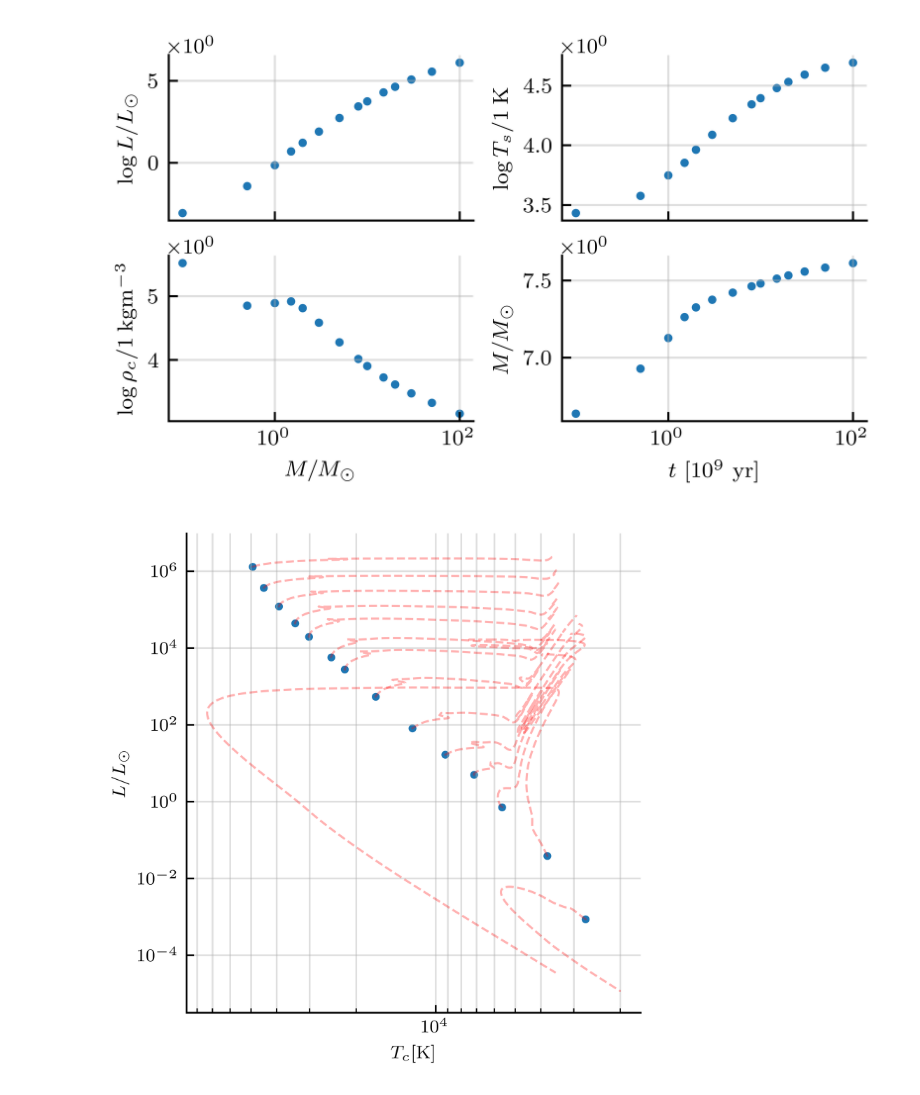
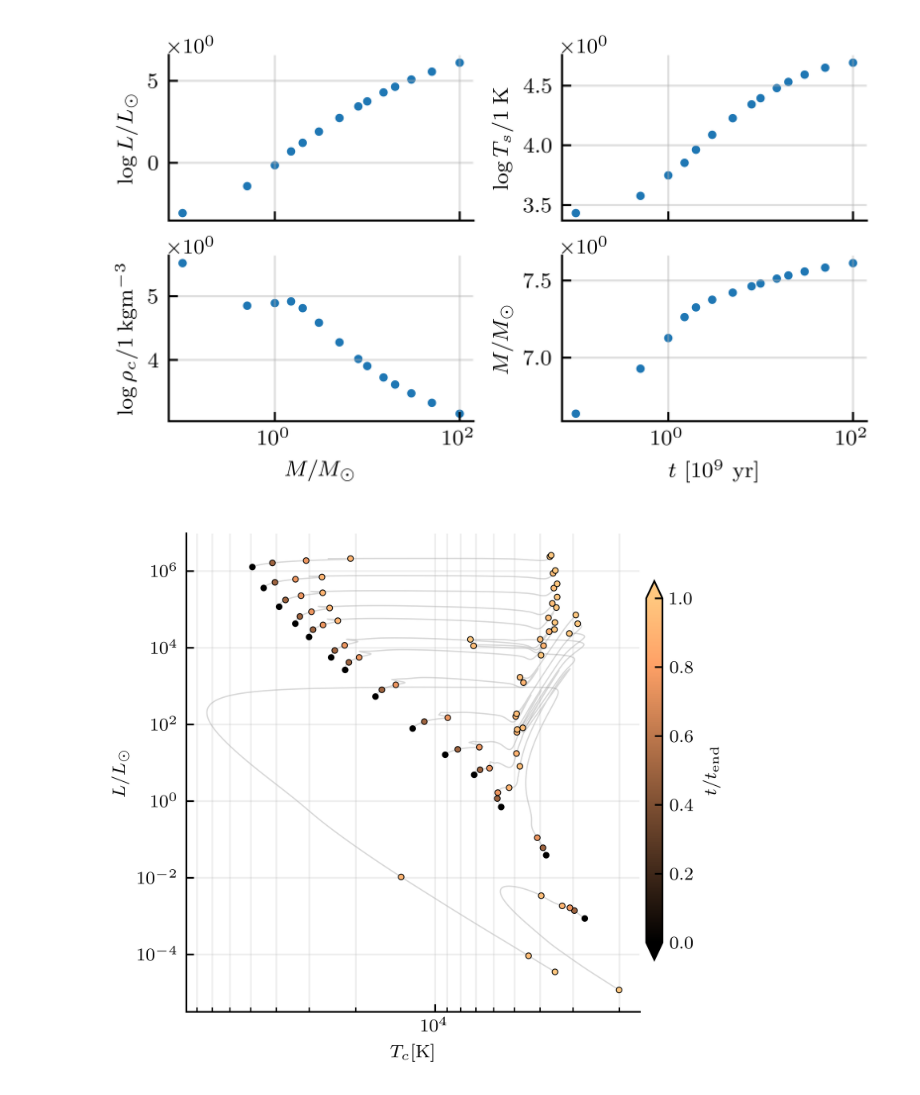
Before and after one commit to JeppJeppsson/Stellar_project, a Jupyter notebook: 3.2.ipynb, the cells around one changed output. Saved outputs shown, nothing was run; the diff lists cells and outputs as text; code cells hidden in the pictures.

Commit message:
HR diagram options added

```diff
--- a/3.2.ipynb
+++ b/3.2.ipynb
@@ -11,22 +26,10 @@ data_name = 'summary.txt'
 # %%
 # Importing summary files and combining them into a single dataframe (i = 1)
-col_names = ['Step','t','M','LogL','LogR',
-             'LogTs','LogTc','Logrhoc','logPc','psic',
-             'Xc','Yc','XCc','XNc','XOc',
-             'taudyn','tauKH','taunuc','Lpp','LCNO',
-             'L3a','LZ','Lv','MHe','MC',
-             'MO','RHe','RC','RO']
-
-masses = np.array([0.1, 0.5, 1, 1.5, 2,
-                   3, 5, 8, 10, 15,
-                   20, 30, 50, 100])
-
-# Dictionary to store dataframes
 dataframes = {}
 
 for i,mass in enumerate(masses):
     # Only import second row (i = 1)
-    df = pd.read_csv(DATA_DIR+f'{mass:.3g}M/'+'summary.txt',
+    df = pd.read_csv(DATA_DIR+'3.2/'+f'{mass:.3g}M/'+'summary.txt',
                      delim_whitespace=True, header=None,
                      skiprows=1, nrows=1)
 
@@ -76,30 +79,60 @@ for ax in axs.flat:
 # %% [output]
 [figure]
 # %%
-# Plotting HR diagram
-fig,ax = plt.subplots(figsize=(3.5,3.5))
+# HR diagram (metallicity constant)
+def HR_plot(masses,time_frac,distinct_styles=False,annotated=False):
+    fig,ax = plt.subplots(figsize=(3.5,3.5))
 
-# Time evolution of the HR diagram?
-if True:
-    for mass in masses:
-        df_evol = pd.read_csv(DATA_DIR+f'{mass:.3g}M/'+'summary.txt',
-                     delim_whitespace=True, header=None)
-        df_evol.columns = col_names
-        ax.plot(10**df_evol['LogTs'],10**df_evol['LogL'],c='r',
-                alpha=0.3,linestyle='dashed',linewidth=1)
+    cmap = cm.copper
+    norm = mcolors.Normalize(vmin=0,vmax=1)
 
-ax.scatter(10**df['LogTs'],10**df['LogL'],s=7)
+    if distinct_styles == True:
+        styles = np.array(['-',':','--','-.'])
+    else:
+        styles = np.array(['-'])
 
-ax.set_yscale('log')
-ax.set_xscale('log')
-#ax.set_ylim([1e-4,3e6])
-#ax.set_xlim([2500,6e4])
+    for i,mass in enumerate(masses):
+        # Import data
+        df_mass = pd.read_csv(DATA_DIR+'3.2/'+f'{mass:.3g}M/summary.txt',
+                delim_whitespace=True, header=None)
+        df_mass.columns = col_names
 
-ax.xaxis.set_inverted(True)
+        # Plot time evolution
+        ax.plot(10**df_mass['LogTs'],10**df_mass['LogL'],c='grey',
+                alpha=0.3, linewidth=0.6, zorder=1, linestyle=styles[i%len(styles)])
 
-ax.set_xlabel(r'$T_c [\mathrm{K}]$')
-ax.set_ylabel(r'$L / L_\odot$')
+        # Scatter plot different snapshots
+        time_frac_idx = [np.argmin(np.abs(df_mass['t'] - (t*np.max(df_mass['t']))))
+                        for t in time_frac]
 
-ax.grid(which='both', alpha=0.4, visible=True)
+        color = cmap(norm(time_frac))
+
+        ax.scatter(10**df_mass['LogTs'][time_frac_idx],10**df_mass['LogL'][time_frac_idx],
+                        s=7, zorder=2, color=color, edgecolors='k', linewidth=0.4, linestyle=styles[i%len(styles)])
+
+        if annotated==True:
+            ax.annotate(f'{mass:.3g}'+r'$\mathrm{M_\odot}$',
+                        (10**df_mass['LogTs'][0],10**df_mass['LogL'][0]),
+                        textcoords="offset points", xytext=(-7,-5), ha='center', fontsize=5.5)
+
+    ax.set_yscale('log')
+    ax.set_xscale('log')
+
+    ax.xaxis.set_inverted(True)
+
+    ax.set_xlabel(r'$T_c [\mathrm{K}]$')
+    ax.set_ylabel(r'$L / L_\odot$')
+
+    cbar_ax = fig.add_axes([1., 0.2, 0.03, 0.7])
+    cbar = fig.colorbar(cm.ScalarMappable(cmap=cmap, norm=norm), cax=cbar_ax, extend = "both", aspect = 0.8)
+    cbar.set_label(r'$t/t_\mathrm{end}$')
+
+    ax.grid(which='both', alpha=0.2, visible=True)
+
+time_frac = np.array([0,.50,.75,.90,.95,1]) # Produce snapshots at these fractions of total simulated time
+
+HR_plot(masses,time_frac)
+HR_plot(masses,time_frac,distinct_styles=True)
+HR_plot(masses,time_frac,annotated=True)
 # %% [output]
-[figure, old version]
+[figure, new version]
```
Also changed, not shown: parts of 4 cells of this notebook.
